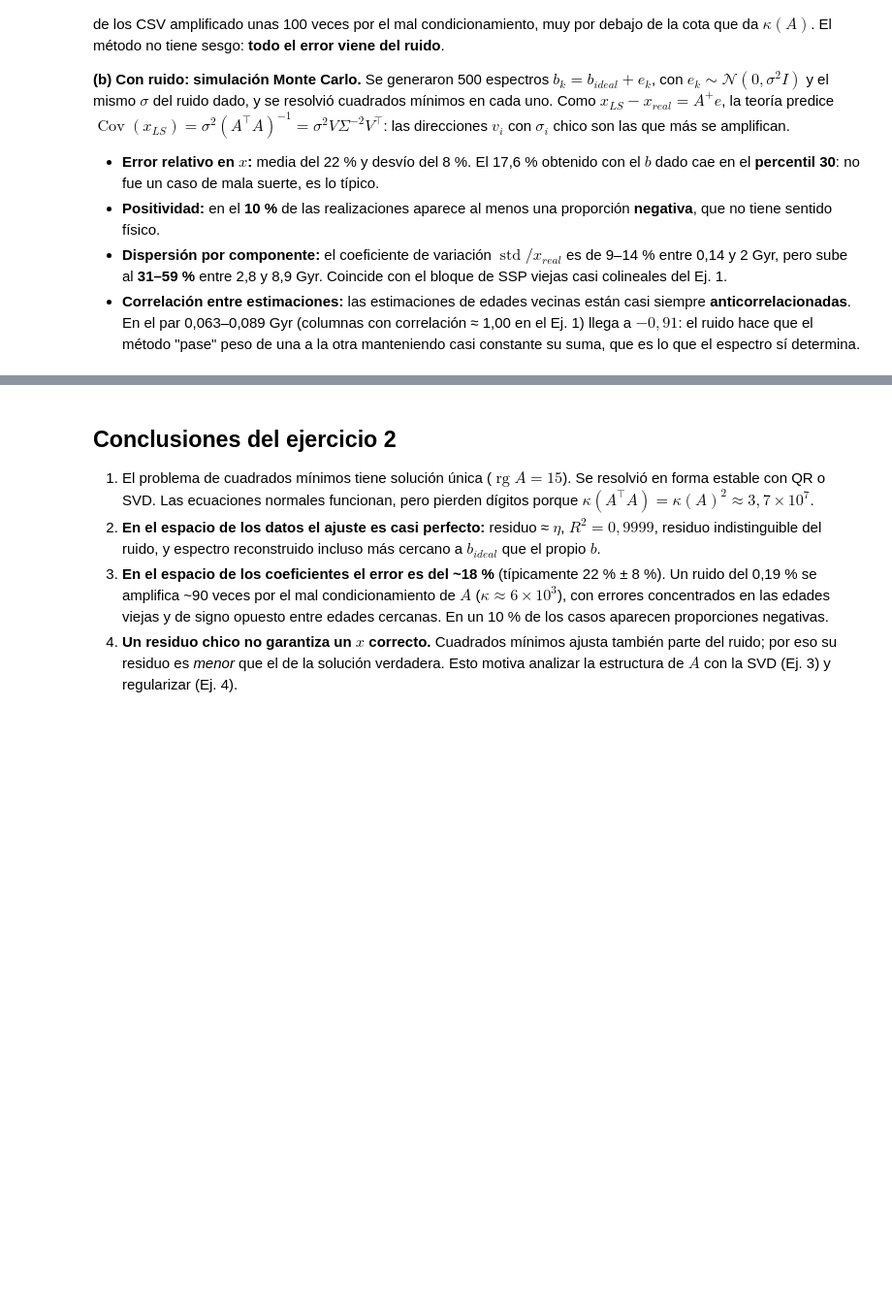
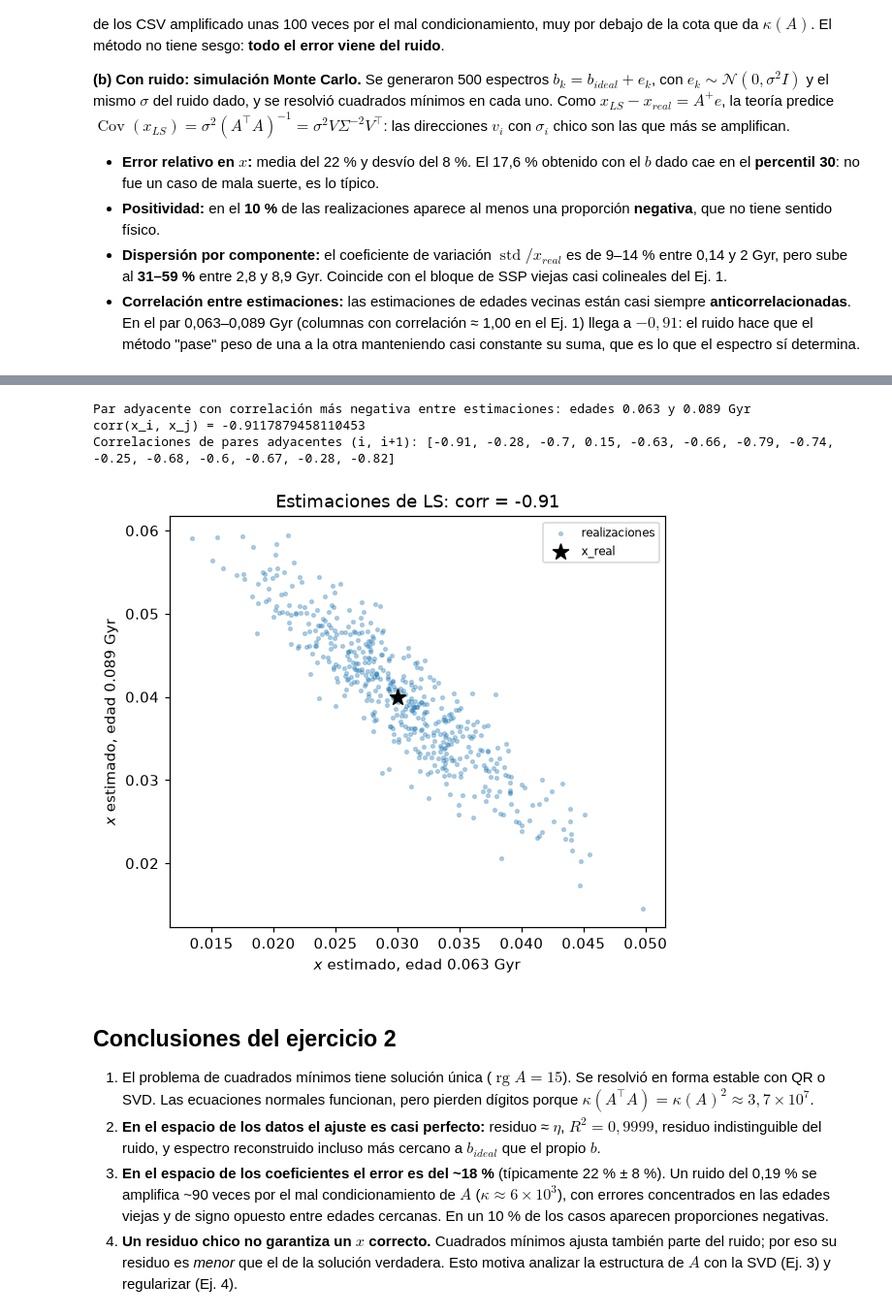
Before and after one commit to emalincic/TP2---M-todos-Num-ricos, a Jupyter notebook: Ej2_Cuadrados_Minimos/ej2.ipynb, the cells around one changed output, grey strips where cells are left out. Shown at 97% size. Cells and saved outputs as stored; diff of their text form; code cells hidden in the pictures; blank space fills up the shorter version.

```diff
--- a/Ej2_Cuadrados_Minimos/ej2.ipynb
+++ b/Ej2_Cuadrados_Minimos/ej2.ipynb
@@ -10,13 +10,17 @@ import numpy as np
 import pandas as pd
 import matplotlib.pyplot as plt
 
+# Abro el notebook desde su carpeta, así importo comun.py de la raíz
 sys.path.insert(0, str(Path.cwd().parent))
 from comun import cargar_datos
 
 datos = cargar_datos()
-lam, A, edades, b, b_ideal, x_real = (
-    datos[k] for k in ("lam", "A", "edades", "b", "b_ideal", "x_real")
-)
+lam = datos["lam"]
+A = datos["A"]
+edades = datos["edades"]
+b = datos["b"]
+b_ideal = datos["b_ideal"]
+x_real = datos["x_real"]
 
 FIG = Path("figuras")
 FIG.mkdir(exist_ok=True)
@@ -28,6 +32,7 @@ plt.rcParams.update({
 })
 
 e = b - b_ideal
+# eta es la norma del ruido: ||b - b_ideal||_2
 eta = np.linalg.norm(e)
 m, n = A.shape
 
@@ -408,3 +406,31 @@ Correlaciones de pares adyacentes (i, i+1): [-0.91, -0.28, -0.7, 0.15, -0.63, -0
+# %%
+# (d) Correlación entre estimaciones de componentes adyacentes
+# corrcoef de las columnas de X: Cx[i, j] = corr(x_i, x_j) entre realizaciones
+Cx = np.corrcoef(X.T)
+# np.diag(Cx, 1) es la diagonal de arriba, o sea corr(x_i, x_{i+1}); busco el par más negativo
+i_par = int(np.argmin(np.diag(Cx, 1)))
+j_par = i_par + 1
+print("Par adyacente con correlación más negativa entre estimaciones: edades",
+      etiquetas_edad[i_par], "y", etiquetas_edad[j_par], "Gyr")
+print("corr(x_i, x_j) =", Cx[i_par, j_par])
+print("Correlaciones de pares adyacentes (i, i+1):",
+      [round(float(Cx[i, i + 1]), 2) for i in range(n - 1)])
+
+fig, ax = plt.subplots(figsize=(6, 5))
+ax.scatter(X[:, i_par], X[:, j_par], s=6, alpha=0.3, label="realizaciones")
+ax.scatter(x_real[i_par], x_real[j_par], color="k", marker="*", s=120, zorder=3,
+           label="x_real")
+ax.set_xlabel(f"$x$ estimado, edad {etiquetas_edad[i_par]} Gyr")
+ax.set_ylabel(f"$x$ estimado, edad {etiquetas_edad[j_par]} Gyr")
+ax.set_title(f"Estimaciones de LS: corr = {Cx[i_par, j_par]:.2f}")
+ax.legend(fontsize=8)
+fig.savefig(FIG / "05_correlacion_estimaciones.png")
+plt.show()
+# %% [output]
+Par adyacente con correlación más negativa entre estimaciones: edades 0.063 y 0.089 Gyr
+corr(x_i, x_j) = -0.9117879458110453
+Correlaciones de pares adyacentes (i, i+1): [-0.91, -0.28, -0.7, 0.15, -0.63, -0.66, -0.79, -0.74, -0.25, -0.68, -0.6, -0.67, -0.28, -0.82]
+[figure, added]
 # %% [markdown]
 ## Conclusiones del ejercicio 2
 
```
Also changed, not shown: parts of 9 cells of this notebook, 4 other files.
